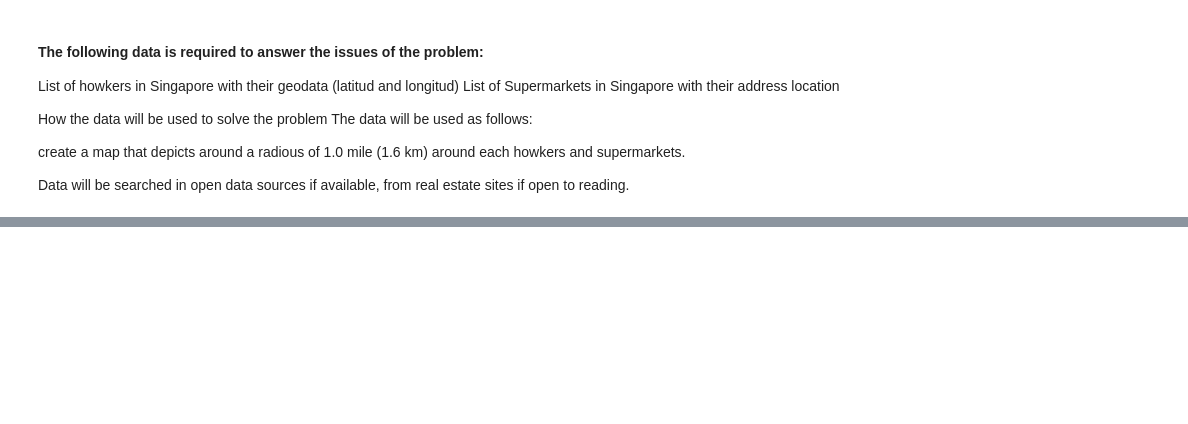
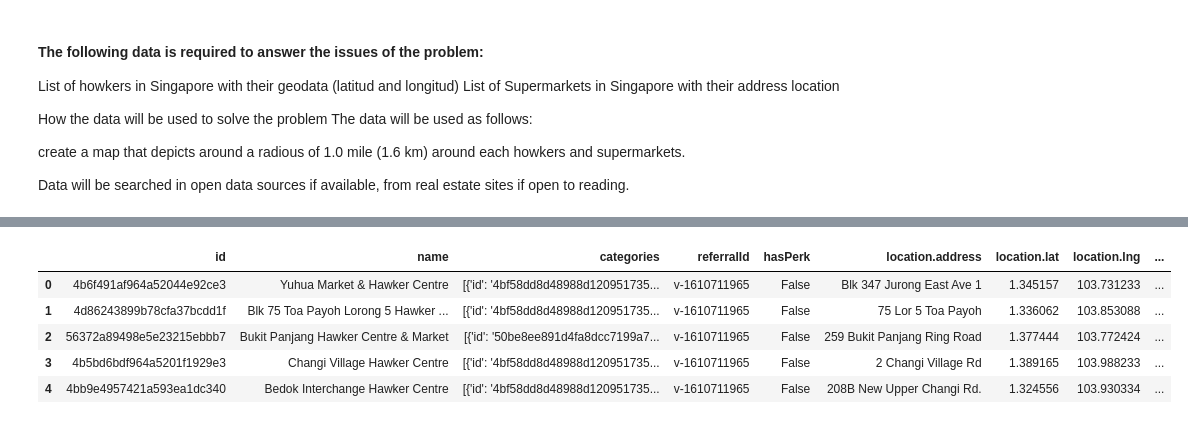
Before and after one commit to KITAMURATK/Capstone-Project-final, a Jupyter notebook: Capstone Project final.ipynb, the cells around one changed output, grey strips where cells are left out. Saved outputs shown, nothing was run; the diff lists cells and outputs as text; code cells hidden in the pictures; blank space fills up the shorter version.

```diff
--- a/Capstone Project final.ipynb
+++ b/Capstone Project final.ipynb
@@ -62,0 +76,8 @@ Data will be searched in open data sources if available, from real estate sites
+# %%
+address = 'SINGAPORE'
+
+geolocator = Nominatim(user_agent="foursquare_agent")
+location = geolocator.geocode(address)
+latitude = location.latitude
+longitude = location.longitude
+print(latitude, longitude)
@@ -62,0 +118,14 @@ Data will be searched in open data sources if available, from real estate sites
+# %%
+# assign relevant part of JSON to venues
+venues = results['response']['venues']
+
+# tranform venues into a dataframe
+dataframe = json_normalize(venues)
+dataframe.head()
+# %% [output]
+|  | id | name | categories | referralId | hasPerk | location.address | location.lat | location.lng | ... |
+| 0 | 4b6f491af964a52044e92ce3 | Yuhua Market & Hawker Centre | [{'id': '4bf58dd8d48988d120951735... | v-1610711965 | False | Blk 347 Jurong East Ave 1 | 1.345157 | 103.731233 | ... |
+| 1 | 4d86243899b78cfa37bcdd1f | Blk 75 Toa Payoh Lorong 5 Hawker ... | [{'id': '4bf58dd8d48988d120951735... | v-1610711965 | False | 75 Lor 5 Toa Payoh | 1.336062 | 103.853088 | ... |
+| 2 | 56372a89498e5e23215ebbb7 | Bukit Panjang Hawker Centre & Market | [{'id': '50be8ee891d4fa8dcc7199a7... | v-1610711965 | False | 259 Bukit Panjang Ring Road | 1.377444 | 103.772424 | ... |
+| 3 | 4b5bd6bdf964a5201f1929e3 | Changi Village Hawker Centre | [{'id': '4bf58dd8d48988d120951735... | v-1610711965 | False | 2 Changi Village Rd | 1.389165 | 103.988233 | ... |
+| 4 | 4bb9e4957421a593ea1dc340 | Bedok Interchange Hawker Centre | [{'id': '4bf58dd8d48988d120951735... | v-1610711965 | False | 208B New Upper Changi Rd. | 1.324556 | 103.930334 | ... |
```
Also changed, not shown: parts of 18 cells of this notebook.
